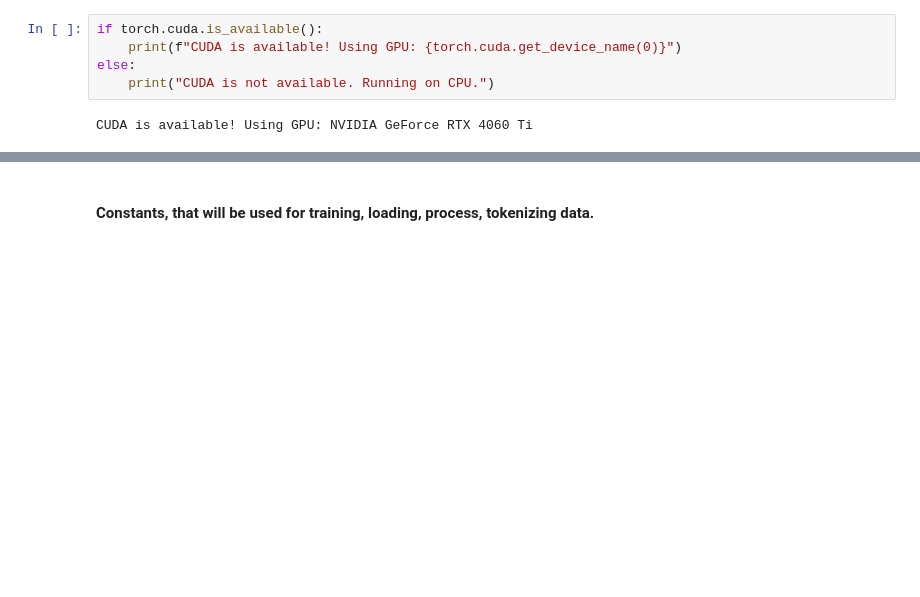
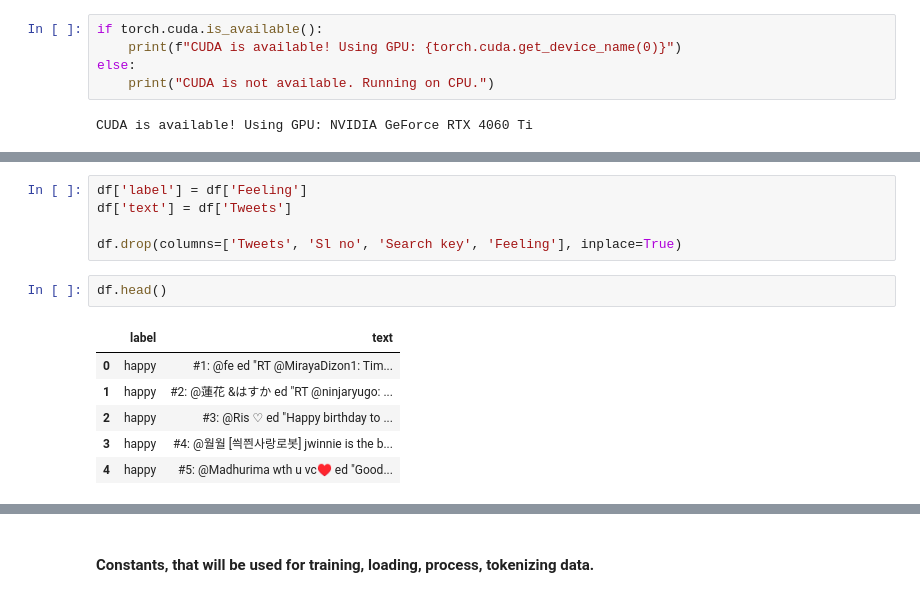
Before and after one commit to wllchrst/prethesis-experiments, a Jupyter notebook: Experiments/January17th/supervised_learning_experiments.ipynb, the cells around one changed output, grey strips where cells are left out. Saved outputs shown, nothing was run; the diff lists cells and outputs as text; blank space fills up the shorter version.

```diff
--- a/Experiments/January17th/supervised_learning_experiments.ipynb
+++ b/Experiments/January17th/supervised_learning_experiments.ipynb
@@ -59,0 +61,14 @@ CUDA is available! Using GPU: NVIDIA GeForce RTX 4060 Ti
+# %%
+df['label'] = df['Feeling']
+df['text'] = df['Tweets']
+
+df.drop(columns=['Tweets', 'Sl no', 'Search key', 'Feeling'], inplace=True)
+# %%
+df.head()
+# %% [output]
+|  | label | text |
+| 0 | happy | #1: @fe ed "RT @MirayaDizon1: Tim... |
+| 1 | happy | #2: @蓮花 &はすか ed "RT @ninjaryugo: ... |
+| 2 | happy | #3: @Ris ♡ ed "Happy birthday to ... |
+| 3 | happy | #4: @월월 [씍쯴사랑로봇] jwinnie is the b... |
+| 4 | happy | #5: @Madhurima wth u vc♥ ed "Good... |
```
Also changed, not shown: parts of 25 cells of this notebook.
